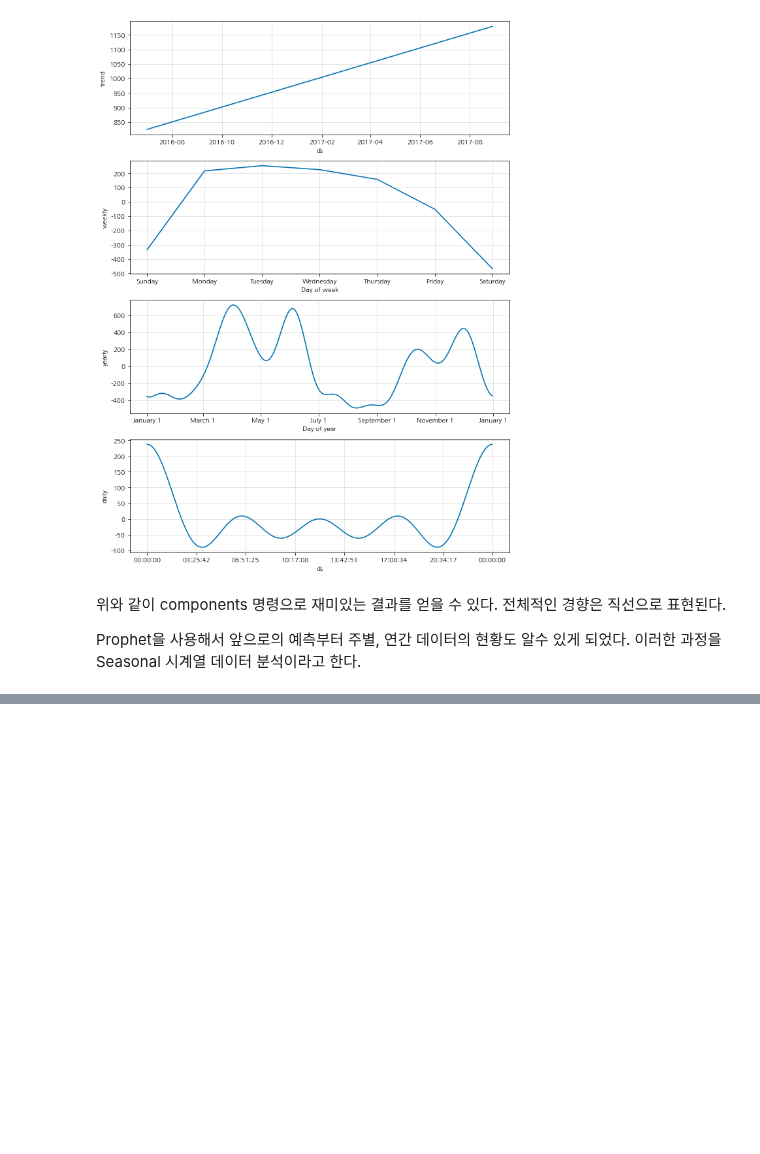
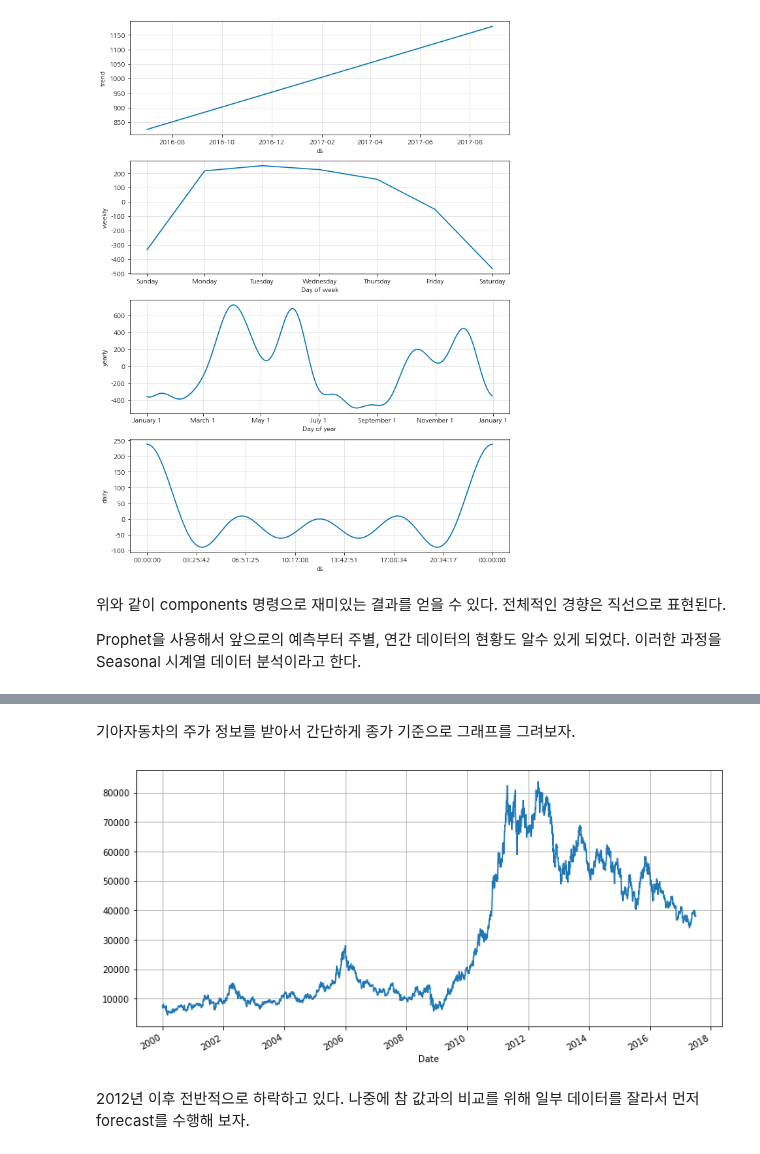
Before and after one commit to jaeyoon89/python_datascience_study, a Jupyter notebook: ch7_Time_seriese_data_handle_#1.ipynb, the cells around one changed output, grey strips where cells are left out. Saved outputs shown, nothing was run; the diff lists cells and outputs as text; code cells hidden in the pictures; blank space fills up the shorter version.

Commit message:
ds_study_ch7_#1_Time_series_data_handle_final

```diff
--- a/ch7_Time_seriese_data_handle_#1.ipynb
+++ b/ch7_Time_seriese_data_handle_#1.ipynb
@@ -173,0 +196,10 @@ Prophet을 사용해서 앞으로의 예측부터 주별, 연간 데이터의
+# %%
+from pandas_datareader import data
+import yfinance as yf
+yf.pdr_override()
+
+start_date = '1990-1-1'
+end_date = '2017-6-30'
+KIA = data.get_data_yahoo('000270.KS', start_date, end_date)
+
+KIA.head()
@@ -173,0 +215,8 @@ Prophet을 사용해서 앞으로의 예측부터 주별, 연간 데이터의
+# %% [markdown]
+기아자동차의 주가 정보를 받아서 간단하게 종가 기준으로 그래프를 그려보자.
+# %%
+KIA['Close'].plot(figsize=(12,6), grid=True);
+# %% [output]
+[figure, added]
+# %% [markdown]
+2012년 이후 전반적으로 하락하고 있다. 나중에 참 값과의 비교를 위해 일부 데이터를 잘라서 먼저 forecast를 수행해 보자.
```
Also changed, not shown: parts of 29 cells of this notebook.
